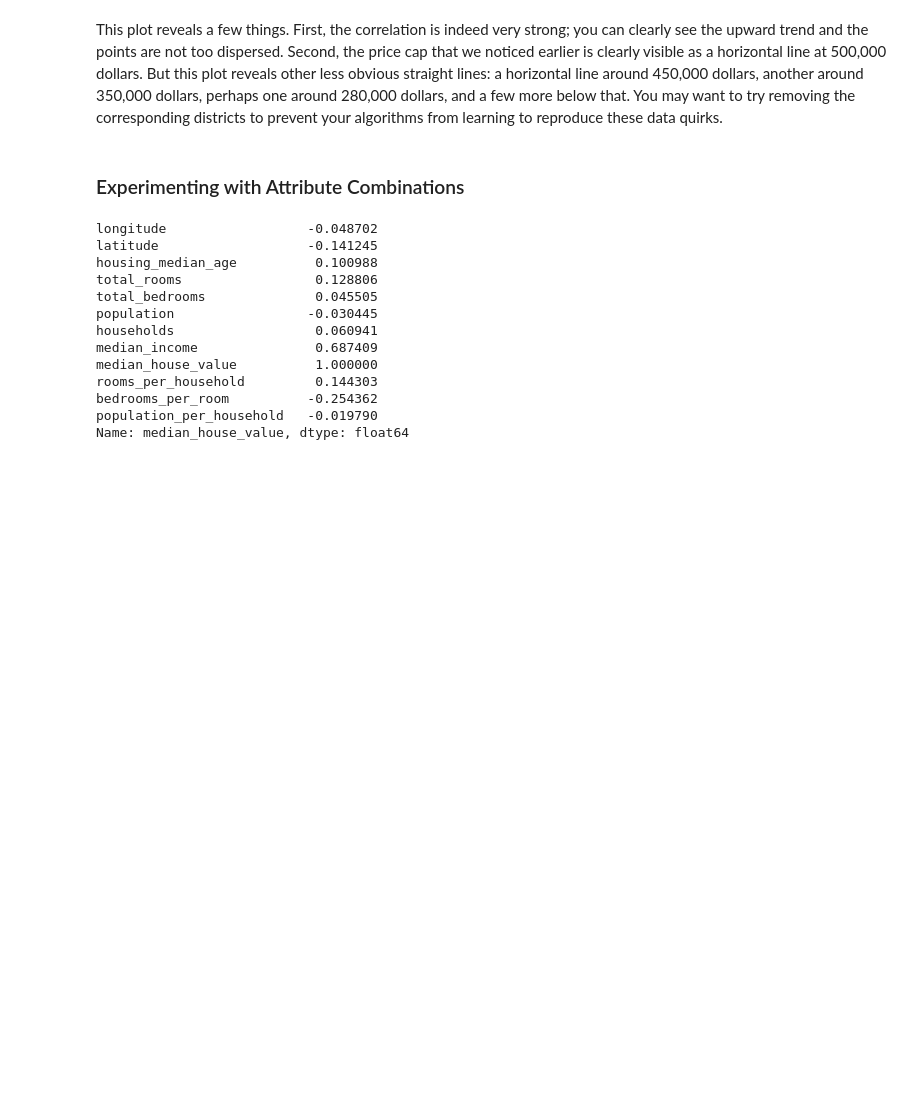
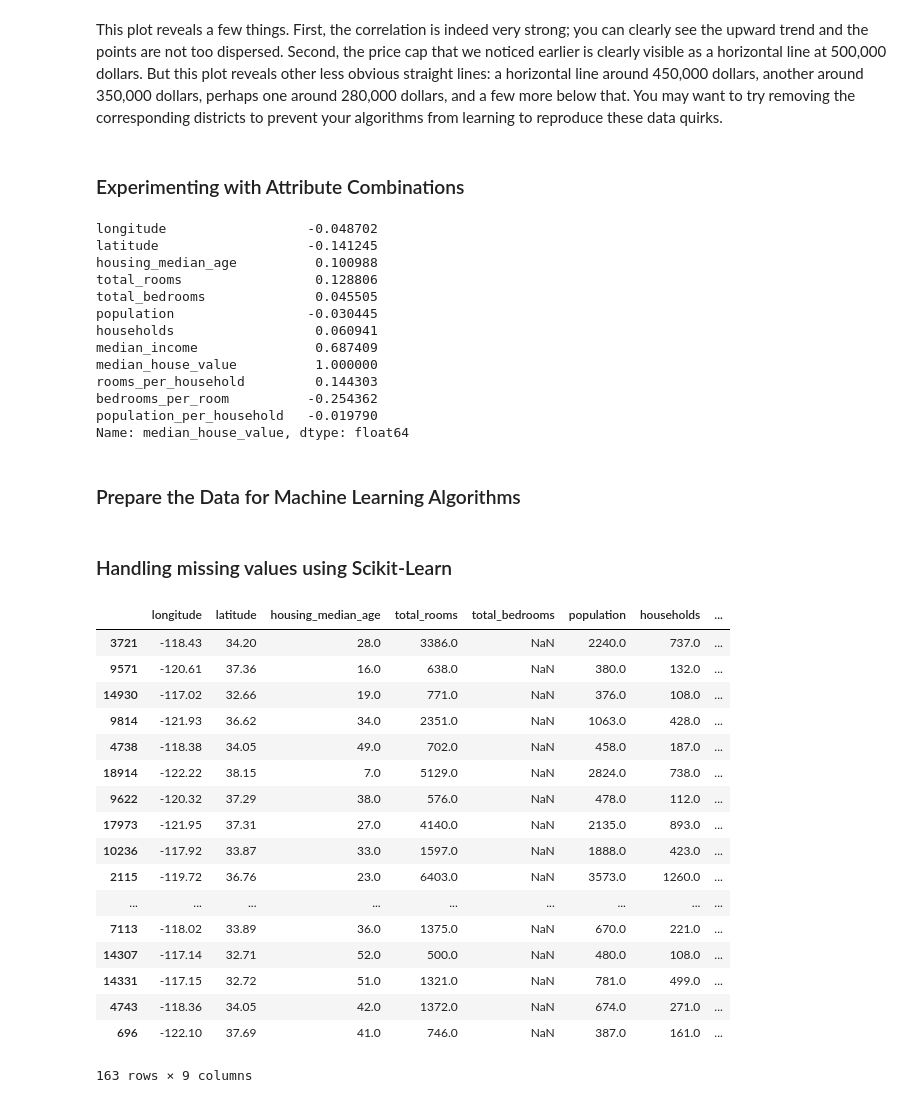
Before and after one commit to JJnotJimmyJohn/handson-ml-JJ, a Jupyter notebook: Housing Prediction.ipynb, the cells around one changed output. Drawn from its saved outputs; the diff is of its cells as text; code cells hidden in the pictures; blank space fills up the shorter version.

```diff
--- a/Housing Prediction.ipynb
+++ b/Housing Prediction.ipynb
@@ -254,3 +255,31 @@ rooms_per_household         0.144303
 bedrooms_per_room          -0.254362
 population_per_household   -0.019790
 Name: median_house_value, dtype: float64
+# %% [markdown]
+### Prepare the Data for Machine Learning Algorithms
+# %%
+housing = strat_train_set.drop("median_house_value", axis=1)
+housing_labels = strat_train_set["median_house_value"].copy()
+# %% [markdown]
+### Handling missing values using Scikit-Learn
+# %%
+housing.loc[housing['total_bedrooms'].isnull()]
+# %% [output]
+|  | longitude | latitude | housing_median_age | total_rooms | total_bedrooms | population | households | ... |
+| 3721 | -118.43 | 34.20 | 28.0 | 3386.0 | NaN | 2240.0 | 737.0 | ... |
+| 9571 | -120.61 | 37.36 | 16.0 | 638.0 | NaN | 380.0 | 132.0 | ... |
+| 14930 | -117.02 | 32.66 | 19.0 | 771.0 | NaN | 376.0 | 108.0 | ... |
+| 9814 | -121.93 | 36.62 | 34.0 | 2351.0 | NaN | 1063.0 | 428.0 | ... |
+| 4738 | -118.38 | 34.05 | 49.0 | 702.0 | NaN | 458.0 | 187.0 | ... |
+| 18914 | -122.22 | 38.15 | 7.0 | 5129.0 | NaN | 2824.0 | 738.0 | ... |
+| 9622 | -120.32 | 37.29 | 38.0 | 576.0 | NaN | 478.0 | 112.0 | ... |
+| 17973 | -121.95 | 37.31 | 27.0 | 4140.0 | NaN | 2135.0 | 893.0 | ... |
+| 10236 | -117.92 | 33.87 | 33.0 | 1597.0 | NaN | 1888.0 | 423.0 | ... |
+| 2115 | -119.72 | 36.76 | 23.0 | 6403.0 | NaN | 3573.0 | 1260.0 | ... |
+| ... | ... | ... | ... | ... | ... | ... | ... | ... |
+| 7113 | -118.02 | 33.89 | 36.0 | 1375.0 | NaN | 670.0 | 221.0 | ... |
+| 14307 | -117.14 | 32.71 | 52.0 | 500.0 | NaN | 480.0 | 108.0 | ... |
+| 14331 | -117.15 | 32.72 | 51.0 | 1321.0 | NaN | 781.0 | 499.0 | ... |
+| 4743 | -118.36 | 34.05 | 42.0 | 1372.0 | NaN | 674.0 | 271.0 | ... |
+| 696 | -122.10 | 37.69 | 41.0 | 746.0 | NaN | 387.0 | 161.0 | ... |
+163 rows × 9 columns
```
Also changed, not shown: parts of 7 cells of this notebook.
